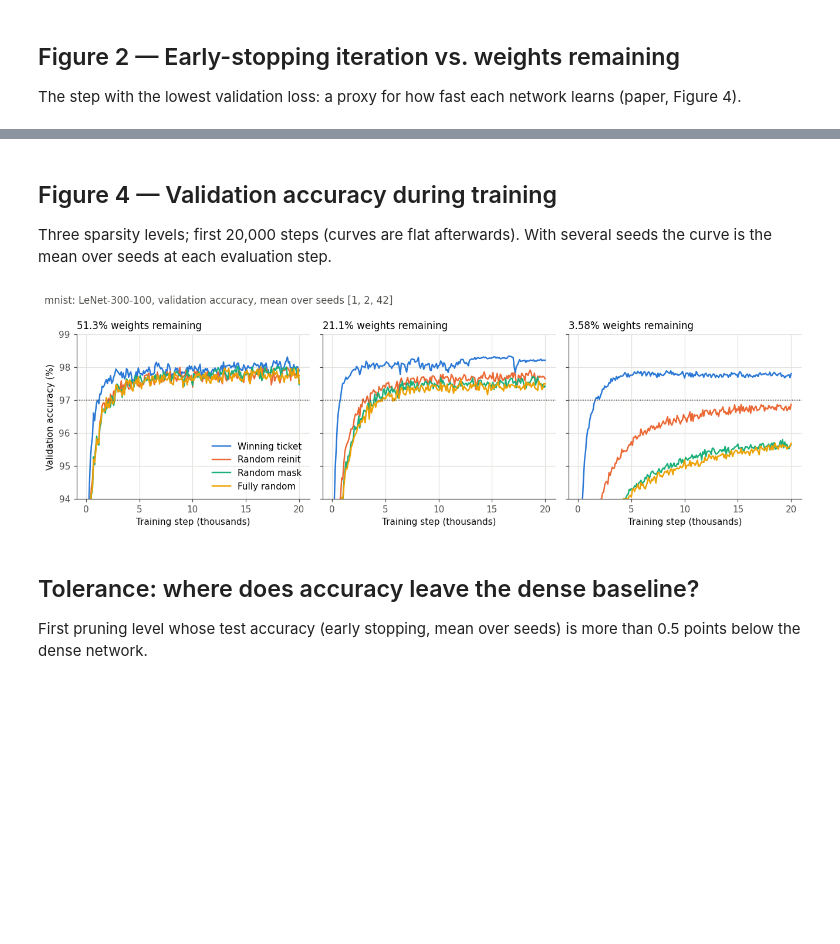
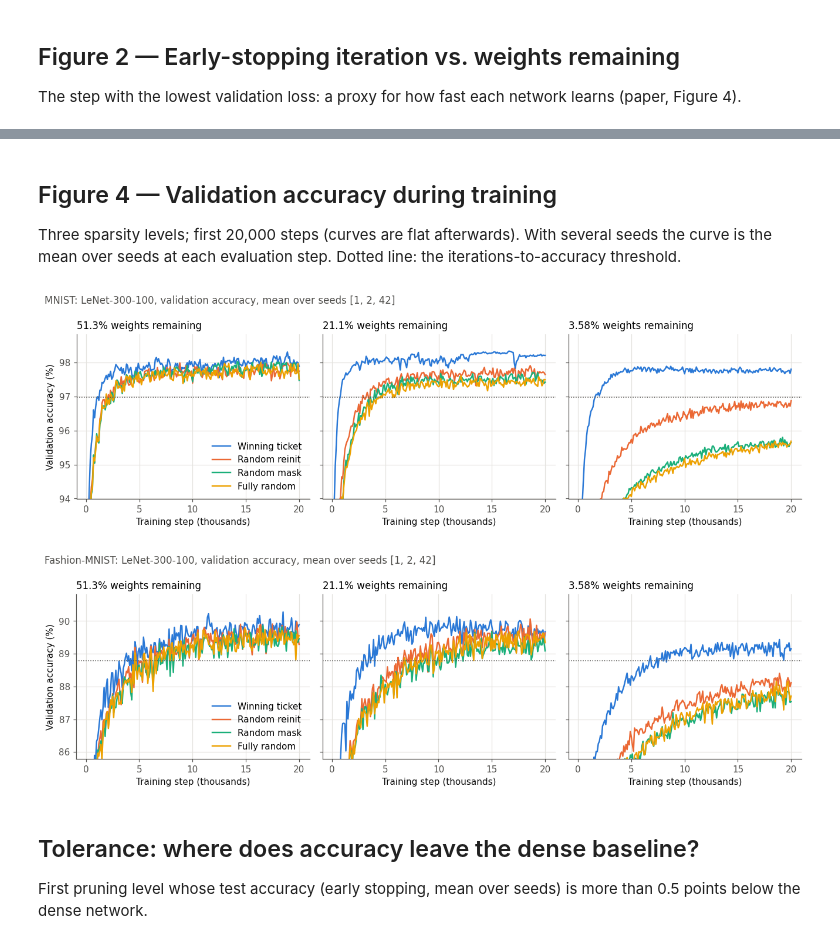
Before and after one commit to y336shen719/STAT679-lottery-ticket-hypothesis, a Jupyter notebook: analysis.ipynb, the cells around one changed output, grey strips where cells are left out. Drawn from its saved outputs; the diff is of its cells as text; code cells hidden in the pictures; blank space fills up the shorter version.

```diff
--- a/analysis.ipynb
+++ b/analysis.ipynb
@@ -78,22 +112,3 @@ mnist: seeds [1, 2, 42]; adam lr=0.0012, 50000 steps/level, 15 rounds, layerwise
-# %%
-def steps_to_threshold(h):
-    hit = h.loc[h.val_accuracy >= THRESHOLD, 'step']
-    return hit.iloc[0] if len(hit) else np.nan
-
-reach = (hist.groupby(['seed', 'condition', 'level'])
-             .apply(steps_to_threshold, include_groups=False).rename('steps_to_threshold').reset_index())
-summary = summary.merge(reach, on=['seed', 'condition', 'level'], how='left')
-
-def agg(col):
-    # mean / std / n over seeds, per condition and level
-    g = summary.groupby(['condition', 'level'])
-    out = g.agg(weights_remaining=('weights_remaining', 'first'), mean=(col, 'mean'),
-                std=(col, 'std'), n=(col, 'count')).reset_index()
-    return out
-
-dense = summary.query("condition == 'ticket' and level == 0")
-DENSE_ACC = dense.best_test_accuracy.mean()
-DENSE_END = dense.end_test_accuracy.mean()
 # %% [markdown]
 ## Helpers
 x axis: percent of weights remaining on a log scale, dense on the left. With one seed each point is a single run;
@@ -268,31 +301,38 @@ save(fig, 'iterations_to_threshold')
 # %% [markdown]
 ## Figure 4 — Validation accuracy during training
 Three sparsity levels; first 20,000 steps (curves are flat afterwards). With several seeds the curve is the
-mean over seeds at each evaluation step.
+mean over seeds at each evaluation step. Dotted line: the iterations-to-accuracy threshold.
 # %%
-show_levels = [lvl for lvl in (3, 7, 15) if lvl in LEVEL_TICKS.index]
-fig, axes = plt.subplots(1, len(show_levels), figsize=(4 * len(show_levels), 3.8), sharey=True)
-axes = np.atleast_1d(axes)
-for ax, lvl in zip(axes, show_levels):
-    for c in CONDITIONS:
-        h = hist.query('condition == @c and level == @lvl and step <= 20000')
-        if h.empty:
-            continue
-        m = h.groupby('step').val_accuracy.mean()
-        ax.plot(m.index * 1e-3, m.values * 100, color=COLORS[c], lw=1.6, label=LABELS[c])
-    ax.axhline(THRESHOLD * 100, color=MUTED, ls=':', lw=1)
-    ax.set_title(f'{LEVEL_TICKS[lvl]*100:.3g}% weights remaining', loc='left')
-    ax.set_xlabel('Training step (thousands)')
-    ax.set_ylim(94, 99)
-axes[0].set_ylabel('Validation accuracy (%)')
-axes[0].legend(loc='lower right')
-fig.suptitle(f'{DATASET}: LeNet-300-100, validation accuracy, {seeds_note()}', x=0.01, ha='left',
-             fontsize=11, color=MUTED)
-fig.tight_layout()
-save(fig, 'learning_curves')
+def figure_curves(D):
+    show_levels = [lvl for lvl in (3, 7, 15) if lvl in D.level_ticks.index]
+    fig, axes = plt.subplots(1, len(show_levels), figsize=(4 * len(show_levels), 3.8), sharey=True)
+    axes = np.atleast_1d(axes)
+    for ax, lvl in zip(axes, show_levels):
+        for c in CONDITIONS:
+            h = D.hist.query('condition == @c and level == @lvl and step <= 20000')
+            if h.empty:
+                continue
+            m = h.groupby('step').val_accuracy.mean()
+            ax.plot(m.index * 1e-3, m.values * 100, color=COLORS[c], lw=1.6, label=LABELS[c])
+        ax.axhline(D.threshold * 100, color=MUTED, ls=':', lw=1)
+        ax.set_title(f'{D.level_ticks[lvl]*100:.3g}% weights remaining', loc='left')
+        ax.set_xlabel('Training step (thousands)')
+    top_acc = D.hist.query('step <= 20000').groupby(['condition', 'level', 'step']).val_accuracy.mean().max()
+    axes[0].set_ylim(D.threshold * 100 - 3, top_acc * 100 + 0.5)   # sharey: applies to all panels
+    axes[0].set_ylabel('Validation accuracy (%)')
+    axes[0].legend(loc='lower right')
+    fig.suptitle(f'{D.title}: LeNet-300-100, validation accuracy, {seeds_note(D)}', x=0.01, ha='left',
+                 fontsize=11, color=MUTED)
+    fig.tight_layout()
+    save(fig, D, 'learning_curves')
+
+for D in DATA.values():
+    figure_curves(D)
 # %% [output]
-[figure, old version]
+[figure, new version]
+[figure, added]
 # %% [markdown]
 ## Tolerance: where does accuracy leave the dense baseline?
-First pruning level whose test accuracy (early stopping, mean over seeds) is more than 0.5 points below the dense network.
+First pruning level whose test accuracy (early stopping, mean over seeds) is more than 0.5 points below the
+dense network.
 # %%
```
Also changed, not shown: parts of 15 cells of this notebook.
